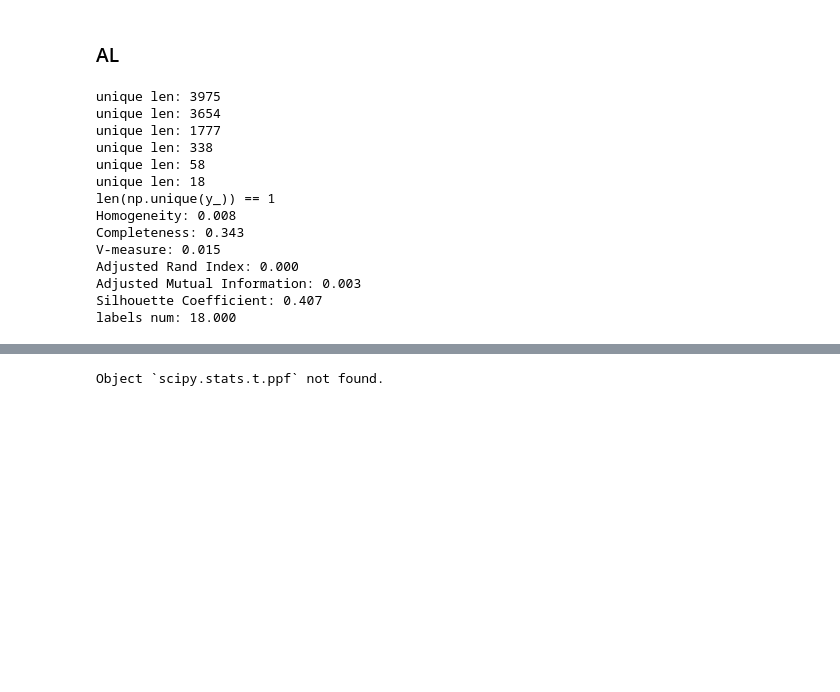
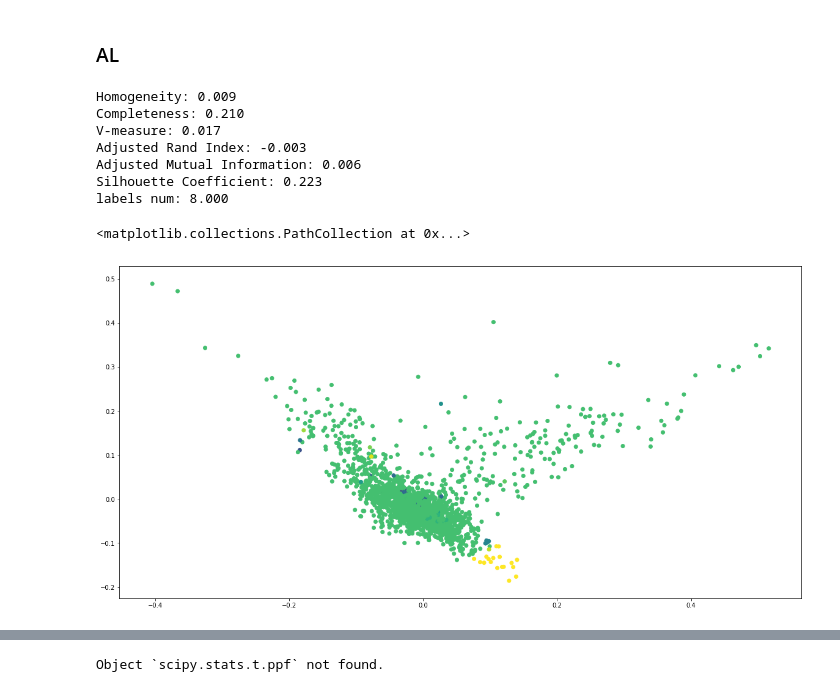
Before and after one commit to vench/study, a Jupyter notebook: TestAlgorithm.ipynb, the cells around one changed output, grey strips where cells are left out. Drawn from its saved outputs; the diff is of its cells as text; code cells hidden in the pictures; blank space fills up the shorter version.

```diff
--- a/TestAlgorithm.ipynb
+++ b/TestAlgorithm.ipynb
@@ -75 +80,4 @@ Wall time: 2min 28s
+# %%
+X_ = X_train_[:]
+Y_ = y_train[:]
 # %%
@@ -352,24 +351,29 @@ class HierarchicalClustering:
     def print_name(self):
         print('Hierarchical clustering')
 # %%
-m5 = HierarchicalClustering(alpha=7,n_clusters=n_clusters)
+m5 = HierarchicalClustering(alpha=1,n_clusters=n_clusters,stop_neg_sum=False)
 r = test_cluster(X_, Y_, m5)
 results.append(r)
 # %% [output]
-unique len: 3975
-unique len: 3654
-unique len: 1777
-unique len: 338
-unique len: 58
-unique len: 18
-len(np.unique(y_)) == 1
-Homogeneity: 0.008
-Completeness: 0.343
-V-measure: 0.015
-Adjusted Rand Index: 0.000
-Adjusted Mutual Information: 0.003
-Silhouette Coefficient: 0.407
-labels num: 18.000
+Homogeneity: 0.009
+Completeness: 0.210
+V-measure: 0.017
+Adjusted Rand Index: -0.003
+Adjusted Mutual Information: 0.006
+Silhouette Coefficient: 0.223
+labels num: 8.000
+# %%
+from sklearn.decomposition import PCA, SparsePCA, NMF
+
+p = PCA(n_components=2)
+x1 = p.fit_transform(X_)
+
+
+plt.rcParams["figure.figsize"] = (20,10)
+plt.scatter(x1[:,0], x1[:,1], c=m5._c_all[-2])
+# %% [output]
+<matplotlib.collections.PathCollection at 0x...>
+[figure, added]
 # %%
 df2 = pd.DataFrame(results, columns=[
     'Homogeneity',
```
Also changed, not shown: parts of 20 cells of this notebook, 3 other files.
